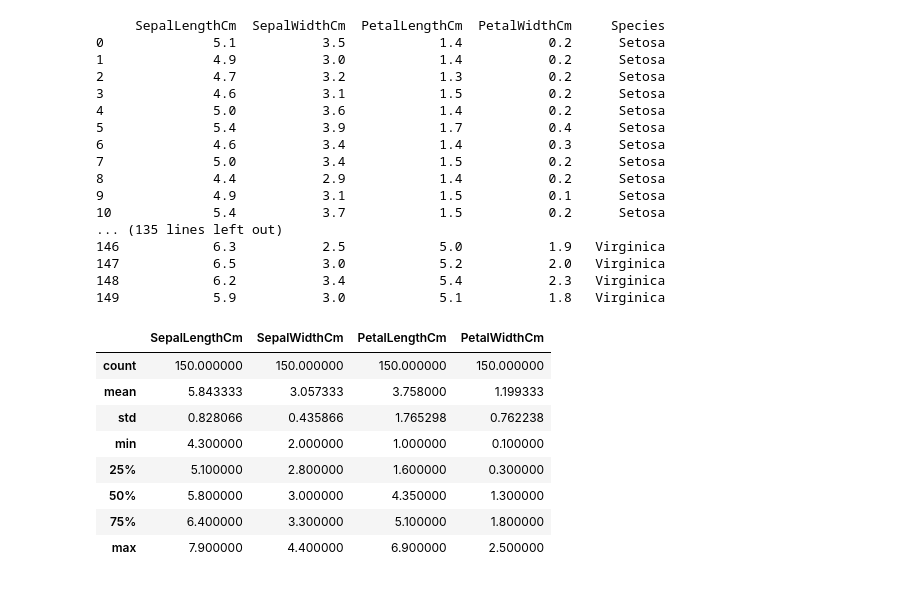
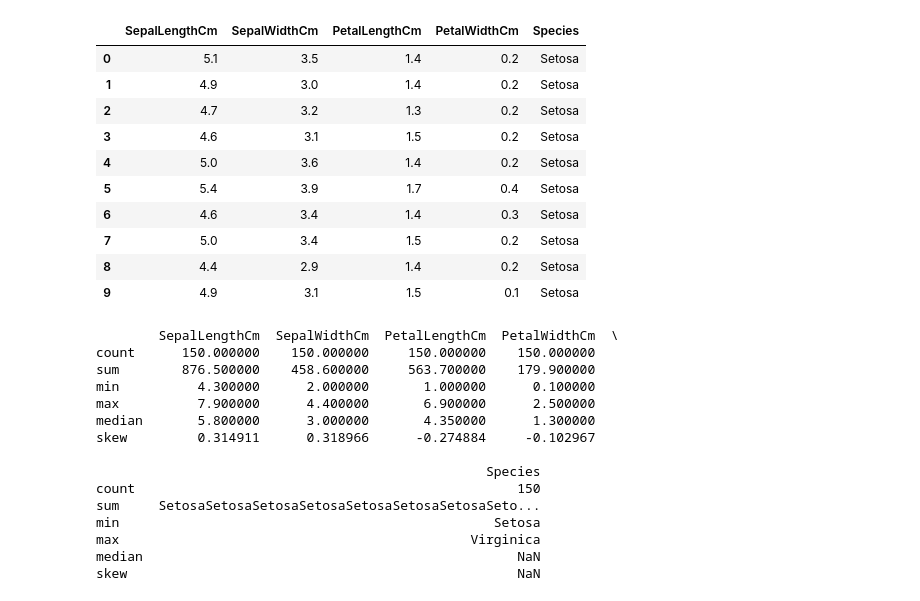
Before and after one commit to RyanMch97/pands-project, a Jupyter notebook: IrisNotebook.ipynb, the cells around one changed output. Drawn from its saved outputs; the diff is of its cells as text; code cells hidden in the pictures.

```diff
--- a/IrisNotebook.ipynb
+++ b/IrisNotebook.ipynb
@@ -1,38 +1,40 @@
 # %%
 import csv
 import pandas as pd
+import seaborn as sns
 import matplotlib.pyplot as plt
 
-df = pd.read_csv('desktop\iris.csv')
-print(df.to_string())
+df = pd.read_csv('C:/Users/Ryanmc/Desktop/iris.csv') ##Read Data from CSV file
+df.head(10) ##Printing out CSV to Make sure all is correct & file loaded in right, head prints first 10 rows
 # %% [output]
-     SepalLengthCm  SepalWidthCm  PetalLengthCm  PetalWidthCm     Species
-0              5.1           3.5            1.4           0.2      Setosa
-1              4.9           3.0            1.4           0.2      Setosa
-2              4.7           3.2            1.3           0.2      Setosa
-3              4.6           3.1            1.5           0.2      Setosa
-4              5.0           3.6            1.4           0.2      Setosa
-5              5.4           3.9            1.7           0.4      Setosa
-6              4.6           3.4            1.4           0.3      Setosa
-7              5.0           3.4            1.5           0.2      Setosa
-8              4.4           2.9            1.4           0.2      Setosa
-9              4.9           3.1            1.5           0.1      Setosa
-10             5.4           3.7            1.5           0.2      Setosa
-... (135 lines left out)
-146            6.3           2.5            5.0           1.9   Virginica
-147            6.5           3.0            5.2           2.0   Virginica
-148            6.2           3.4            5.4           2.3   Virginica
-149            5.9           3.0            5.1           1.8   Virginica
+|  | SepalLengthCm | SepalWidthCm | PetalLengthCm | PetalWidthCm | Species |
+| 0 | 5.1 | 3.5 | 1.4 | 0.2 | Setosa |
+| 1 | 4.9 | 3.0 | 1.4 | 0.2 | Setosa |
+| 2 | 4.7 | 3.2 | 1.3 | 0.2 | Setosa |
+| 3 | 4.6 | 3.1 | 1.5 | 0.2 | Setosa |
+| 4 | 5.0 | 3.6 | 1.4 | 0.2 | Setosa |
+| 5 | 5.4 | 3.9 | 1.7 | 0.4 | Setosa |
+| 6 | 4.6 | 3.4 | 1.4 | 0.3 | Setosa |
+| 7 | 5.0 | 3.4 | 1.5 | 0.2 | Setosa |
+| 8 | 4.4 | 2.9 | 1.4 | 0.2 | Setosa |
+| 9 | 4.9 | 3.1 | 1.5 | 0.1 | Setosa |
 # %%
-df.describe()
+summary=df.agg(["count",'sum', 'min',"max", "median", "skew"]) ##Summary function prints out a summary of each variable, ignore last bit of display as it is looking at species
+print(summary)
 # %% [output]
-|  | SepalLengthCm | SepalWidthCm | PetalLengthCm | PetalWidthCm |
-| count | 150.000000 | 150.000000 | 150.000000 | 150.000000 |
-| mean | 5.843333 | 3.057333 | 3.758000 | 1.199333 |
-| std | 0.828066 | 0.435866 | 1.765298 | 0.762238 |
-| min | 4.300000 | 2.000000 | 1.000000 | 0.100000 |
-| 25% | 5.100000 | 2.800000 | 1.600000 | 0.300000 |
-| 50% | 5.800000 | 3.000000 | 4.350000 | 1.300000 |
-| 75% | 6.400000 | 3.300000 | 5.100000 | 1.800000 |
-| max | 7.900000 | 4.400000 | 6.900000 | 2.500000 |
+        SepalLengthCm  SepalWidthCm  PetalLengthCm  PetalWidthCm  \
+count      150.000000    150.000000     150.000000    150.000000
+sum        876.500000    458.600000     563.700000    179.900000
+min          4.300000      2.000000       1.000000      0.100000
+max          7.900000      4.400000       6.900000      2.500000
+median       5.800000      3.000000       4.350000      1.300000
+skew         0.314911      0.318966      -0.274884     -0.102967
+
+                                                  Species
+count                                                 150
+sum     SetosaSetosaSetosaSetosaSetosaSetosaSetosaSeto...
+min                                                Setosa
+max                                             Virginica
+median                                                NaN
+skew                                                  NaN
 # %%
```
Also changed, not shown: parts of 5 cells of this notebook, 8 other files.
